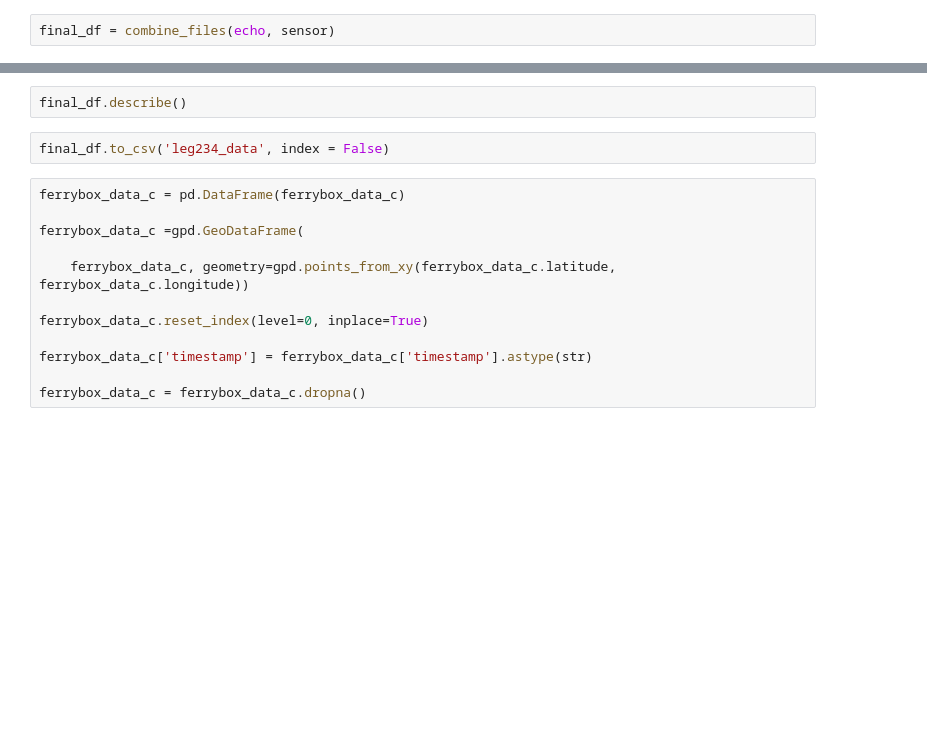
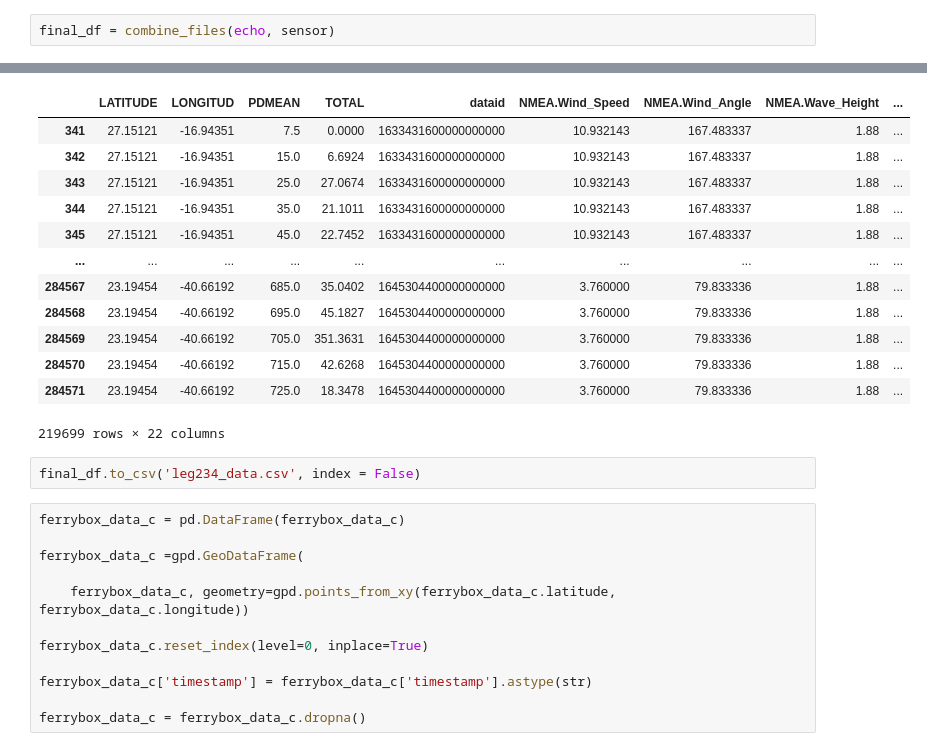
Before and after one commit to maritnl/master, a Jupyter notebook: unsup_analysis.ipynb, the cells around one changed output, grey strips where cells are left out. Cells and saved outputs as stored; diff of their text form; blank space fills up the shorter version.

```diff
--- a/unsup_analysis.ipynb
+++ b/unsup_analysis.ipynb
@@ -78,7 +96,20 @@ final_df
 # %%
-final_df.describe()
+# %% [output]
+|  | LATITUDE | LONGITUD | PDMEAN | TOTAL | dataid | NMEA.Wind_Speed | NMEA.Wind_Angle | NMEA.Wave_Height | ... |
+| 341 | 27.15121 | -16.94351 | 7.5 | 0.0000 | 1633431600000000000 | 10.932143 | 167.483337 | 1.88 | ... |
+| 342 | 27.15121 | -16.94351 | 15.0 | 6.6924 | 1633431600000000000 | 10.932143 | 167.483337 | 1.88 | ... |
+| 343 | 27.15121 | -16.94351 | 25.0 | 27.0674 | 1633431600000000000 | 10.932143 | 167.483337 | 1.88 | ... |
+| 344 | 27.15121 | -16.94351 | 35.0 | 21.1011 | 1633431600000000000 | 10.932143 | 167.483337 | 1.88 | ... |
+| 345 | 27.15121 | -16.94351 | 45.0 | 22.7452 | 1633431600000000000 | 10.932143 | 167.483337 | 1.88 | ... |
+| ... | ... | ... | ... | ... | ... | ... | ... | ... | ... |
+| 284567 | 23.19454 | -40.66192 | 685.0 | 35.0402 | 1645304400000000000 | 3.760000 | 79.833336 | 1.88 | ... |
+| 284568 | 23.19454 | -40.66192 | 695.0 | 45.1827 | 1645304400000000000 | 3.760000 | 79.833336 | 1.88 | ... |
+| 284569 | 23.19454 | -40.66192 | 705.0 | 351.3631 | 1645304400000000000 | 3.760000 | 79.833336 | 1.88 | ... |
+| 284570 | 23.19454 | -40.66192 | 715.0 | 42.6268 | 1645304400000000000 | 3.760000 | 79.833336 | 1.88 | ... |
+| 284571 | 23.19454 | -40.66192 | 725.0 | 18.3478 | 1645304400000000000 | 3.760000 | 79.833336 | 1.88 | ... |
+219699 rows × 22 columns
 # %%
-final_df.to_csv('leg234_data', index = False)
+final_df.to_csv('leg234_data.csv', index = False)
 # %%
 ferrybox_data_c = pd.DataFrame(ferrybox_data_c)
 
```
Also changed, not shown: parts of 3 cells of this notebook, 1 other file.
